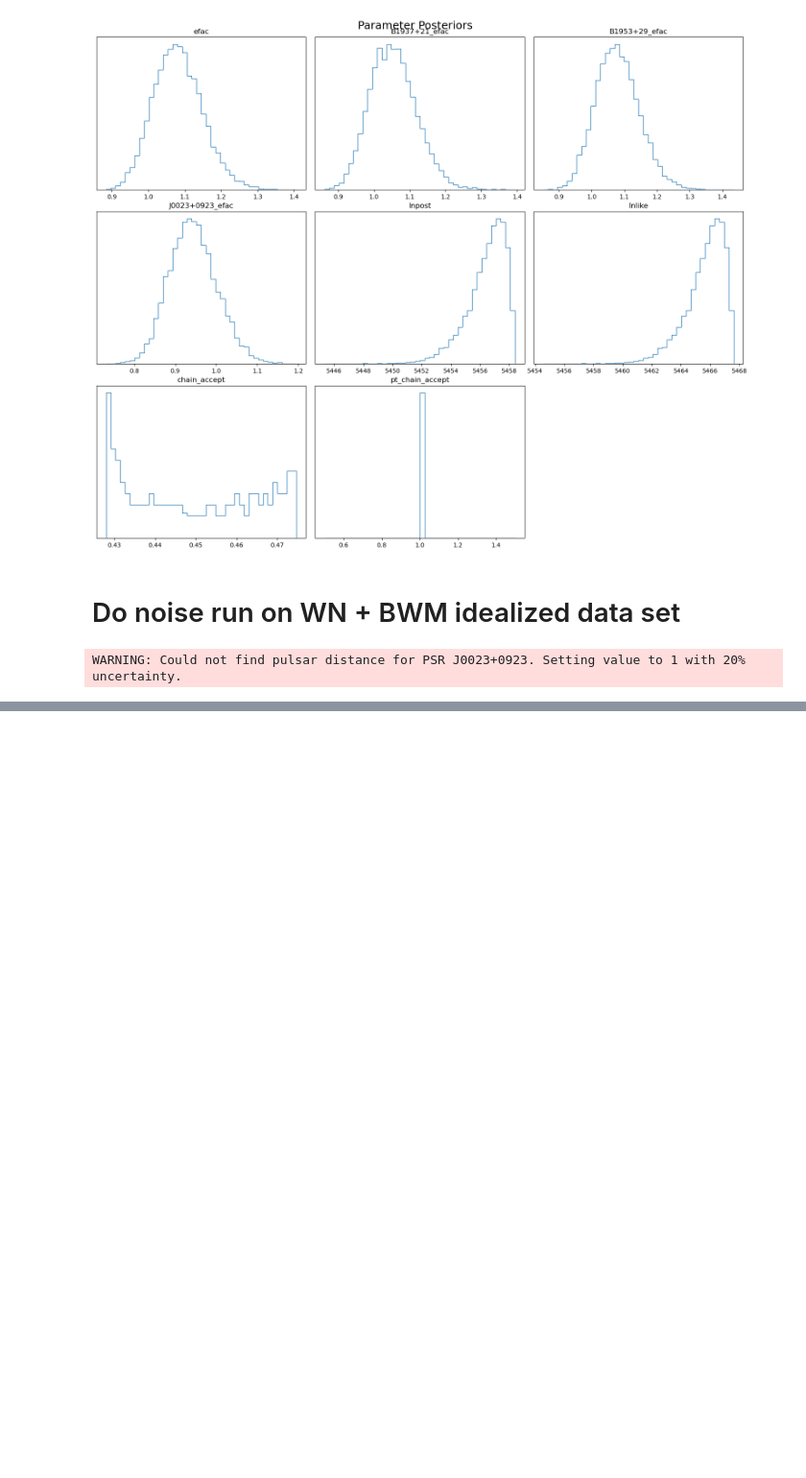
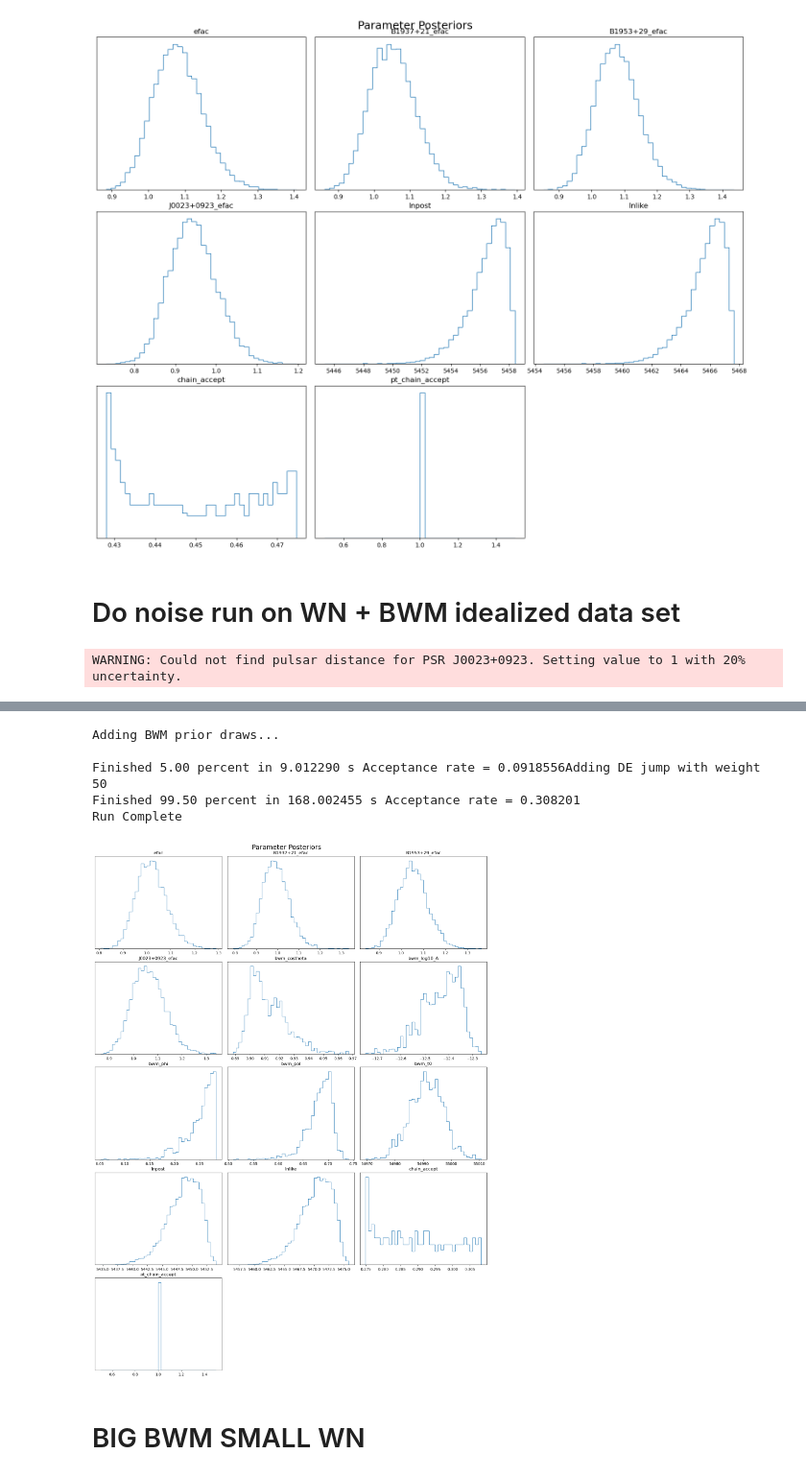
Before and after one commit to jerry-sun1/bwm_fpfe, a Jupyter notebook: modified_fpstat.ipynb, the cells around one changed output, grey strips where cells are left out. Shown at 96% size. Cells and saved outputs as stored; diff of their text form; code cells hidden in the pictures; blank space fills up the shorter version.

```diff
--- a/modified_fpstat.ipynb
+++ b/modified_fpstat.ipynb
@@ -664,0 +813,25 @@ make_noise_dict(psrnames, chaindir, '/home/nima/nanograv/bwm_fpfe/ptrsim_dataset
+# %%
+Niter = int(2e5)
+outdir = '/home/nima/nanograv/bwm_fpfe/ptrsim_datasets/WN_BWM_idealized_huge/0/WN_BWM_huge_noise_run/'
+os.makedirs(outdir, exist_ok = True)
+
+sampler=ee_sampler.setup_sampler(wn_bwm_pta, outdir = outdir)
+x0 = np.hstack([p.sample() for p in wn_bwm_pta.params])
+
+np.savetxt(outdir + 'pars.txt', list(map(str, wn_bwm_pta.param_names)), fmt='%s')
+np.savetxt(outdir + 'priors.txt', list(map(lambda x: str(x.__repr__()), wn_bwm_pta.params)), fmt='%s')
+
+sampler.sample(x0, Niter, SCAMweight=30, AMweight=15, DEweight=50)
+# %% [output]
+Adding BWM prior draws...
+
+Finished 5.00 percent in 9.012290 s Acceptance rate = 0.0918556Adding DE jump with weight 50
+Finished 99.50 percent in 168.002455 s Acceptance rate = 0.308201
+Run Complete
+# %%
+chaindir = '/home/nima/nanograv/bwm_fpfe/ptrsim_datasets/WN_BWM_idealized_huge/0/WN_BWM_huge_noise_run/'
+wnbwm_core = Core(chaindir=chaindir)
+
+plot_chains(wnbwm_core)
+# %% [output]
+[figure, added]
@@ -664,0 +860,2 @@ make_noise_dict(psrnames, chaindir, '/home/nima/nanograv/bwm_fpfe/ptrsim_dataset
+# %% [markdown]
+# BIG BWM SMALL WN
```
Also changed, not shown: parts of 31 cells of this notebook.
